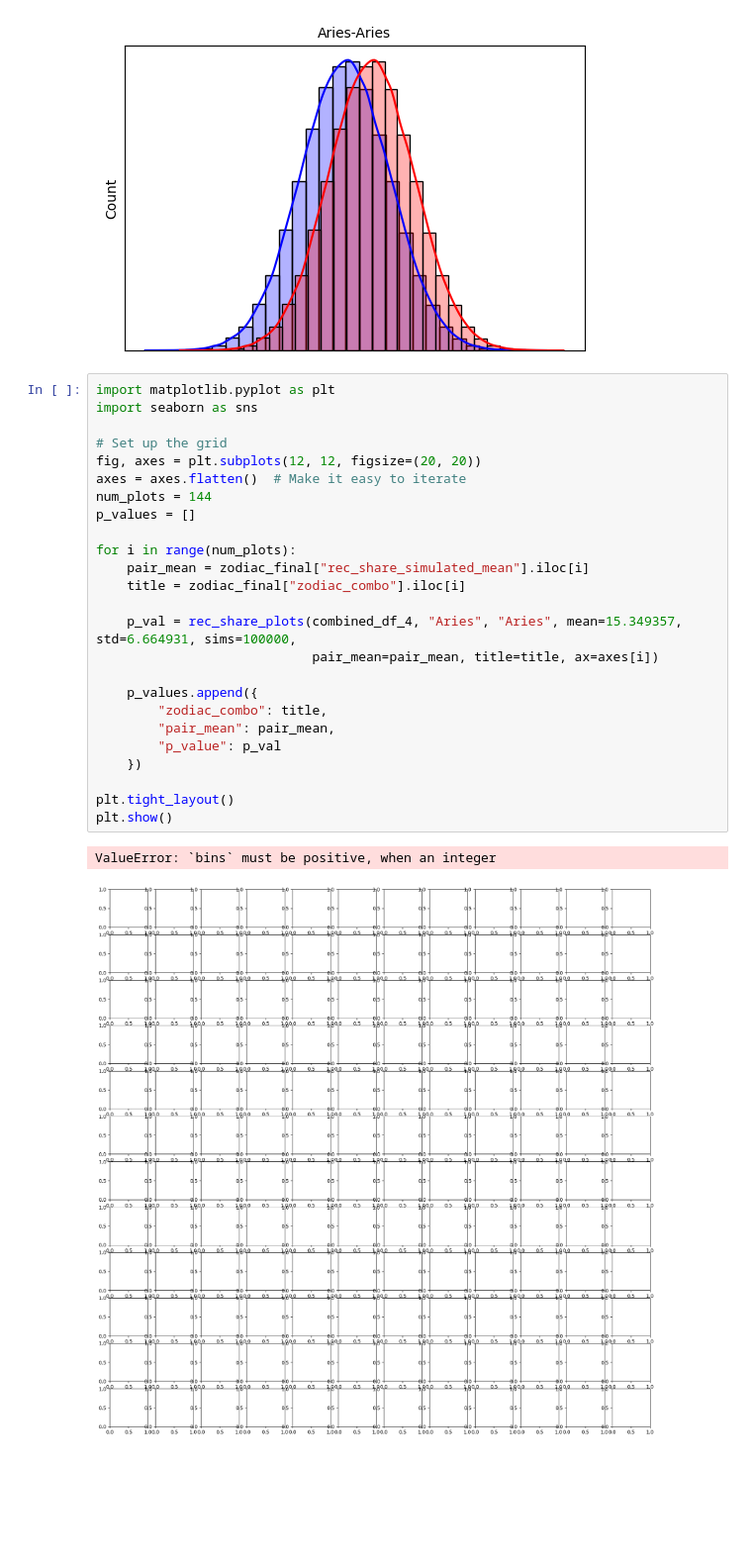
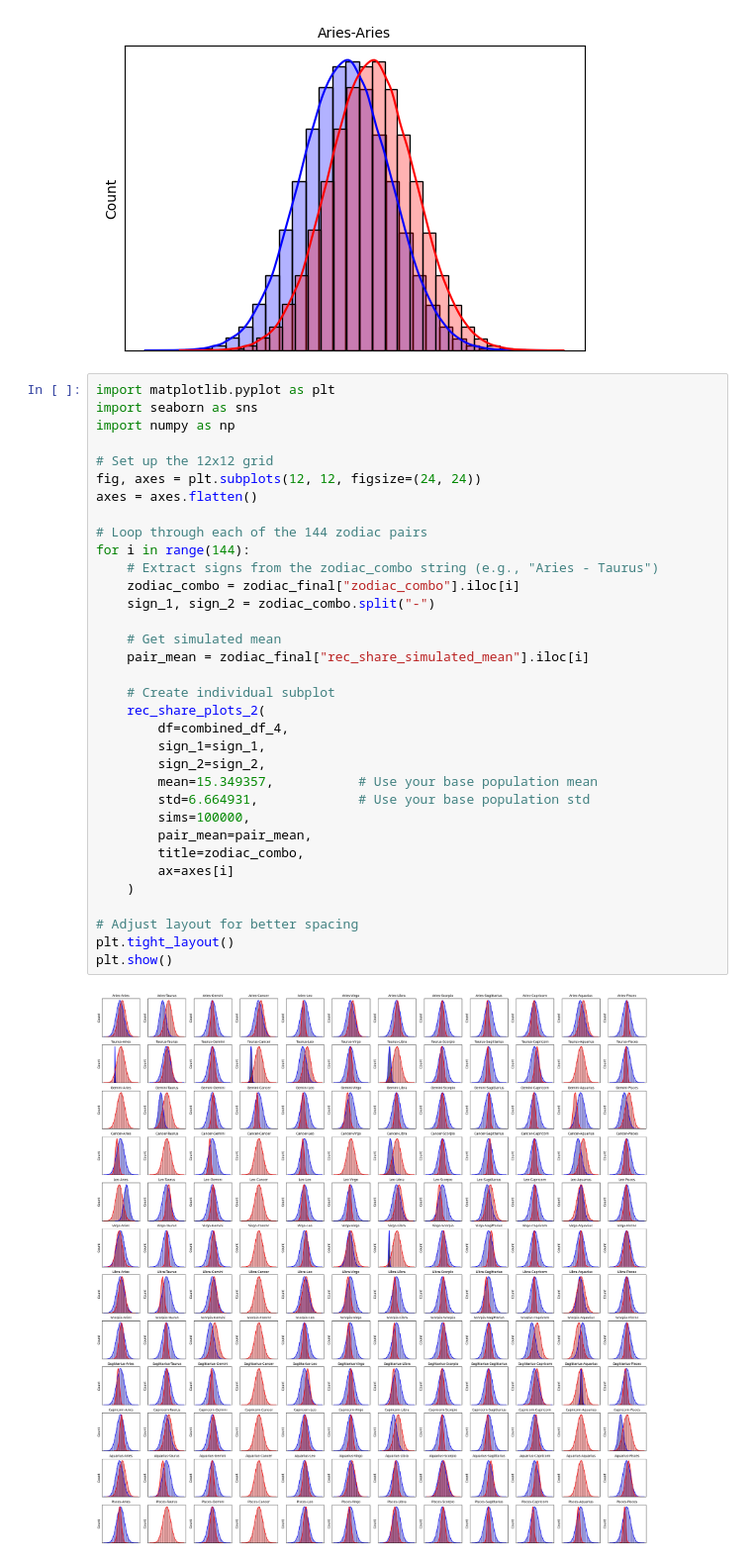
Before and after one commit to connor-pickett/2025_FinalProject_Ctrl-Alt-Defeat, a Jupyter notebook: Master_Code.ipynb, the cells around one changed output. Shown at 99% size. Saved outputs shown, nothing was run; the diff lists cells and outputs as text; blank space fills up the shorter version.

```diff
--- a/Master_Code.ipynb
+++ b/Master_Code.ipynb
@@ -1297,28 +1301,36 @@ rec_share_plots_2(combined_df_4, "Aries", "Aries", mean=15.349357, std=6.664931,
 # %%
 import matplotlib.pyplot as plt
 import seaborn as sns
+import numpy as np
 
-# Set up the grid
-fig, axes = plt.subplots(12, 12, figsize=(20, 20))
-axes = axes.flatten()  # Make it easy to iterate
-num_plots = 144
-p_values = []
+# Set up the 12x12 grid
+fig, axes = plt.subplots(12, 12, figsize=(24, 24))
+axes = axes.flatten()
 
-for i in range(num_plots):
+# Loop through each of the 144 zodiac pairs
+for i in range(144):
+    # Extract signs from the zodiac_combo string (e.g., "Aries - Taurus")
+    zodiac_combo = zodiac_final["zodiac_combo"].iloc[i]
+    sign_1, sign_2 = zodiac_combo.split("-")
+
+    # Get simulated mean
     pair_mean = zodiac_final["rec_share_simulated_mean"].iloc[i]
-    title = zodiac_final["zodiac_combo"].iloc[i]
 
-    p_val = rec_share_plots(combined_df_4, "Aries", "Aries", mean=15.349357, std=6.664931, sims=100000,
-                            pair_mean=pair_mean, title=title, ax=axes[i])
+    # Create individual subplot
+    rec_share_plots_2(
+        df=combined_df_4,
+        sign_1=sign_1,
+        sign_2=sign_2,
+        mean=15.349357,           # Use your base population mean
+        std=6.664931,             # Use your base population std
+        sims=100000,
+        pair_mean=pair_mean,
+        title=zodiac_combo,
+        ax=axes[i]
+    )
 
-    p_values.append({
-        "zodiac_combo": title,
-        "pair_mean": pair_mean,
-        "p_value": p_val
-    })
-
+# Adjust layout for better spacing
 plt.tight_layout()
 plt.show()
 # %% [output]
-ValueError: `bins` must be positive, when an integer
-[figure, old version]
+[figure, new version]
```
Also changed, not shown: parts of 17 cells of this notebook.
